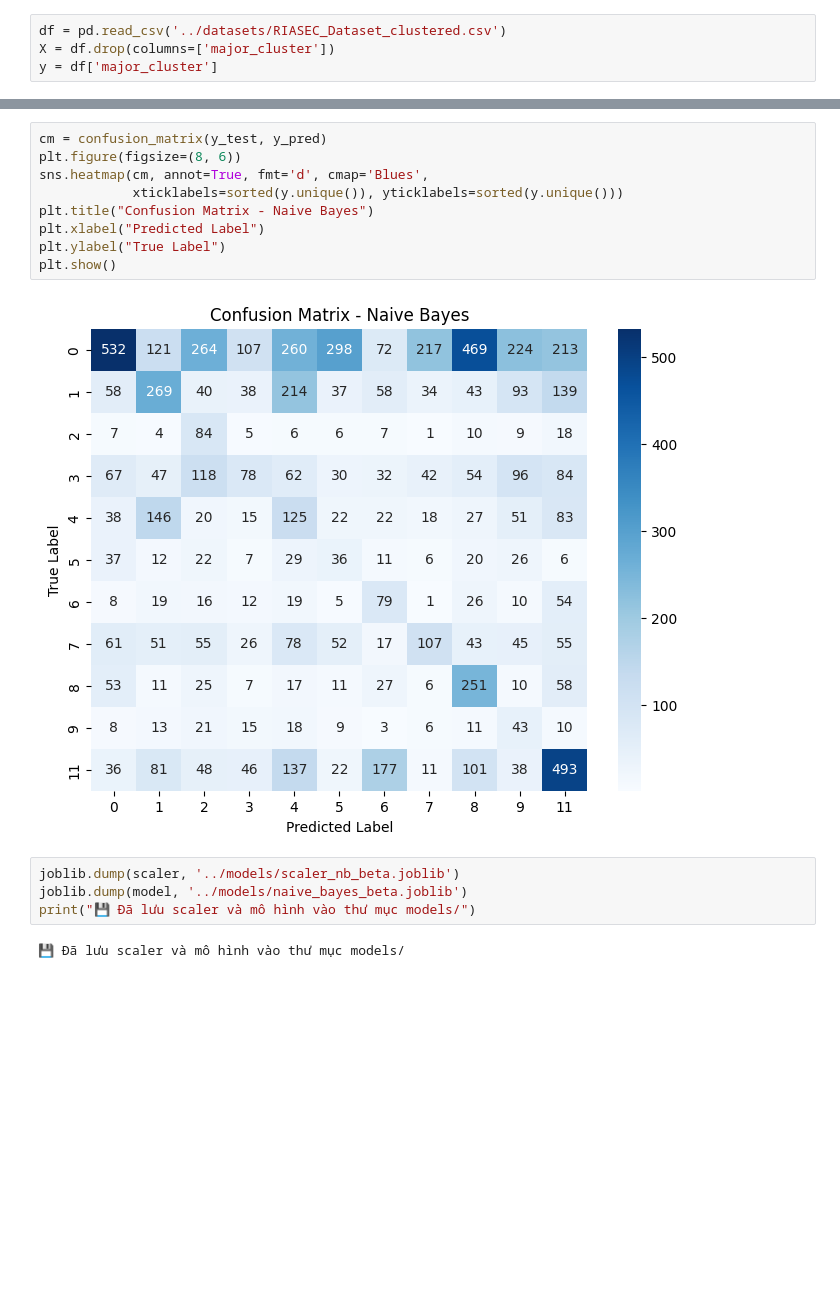
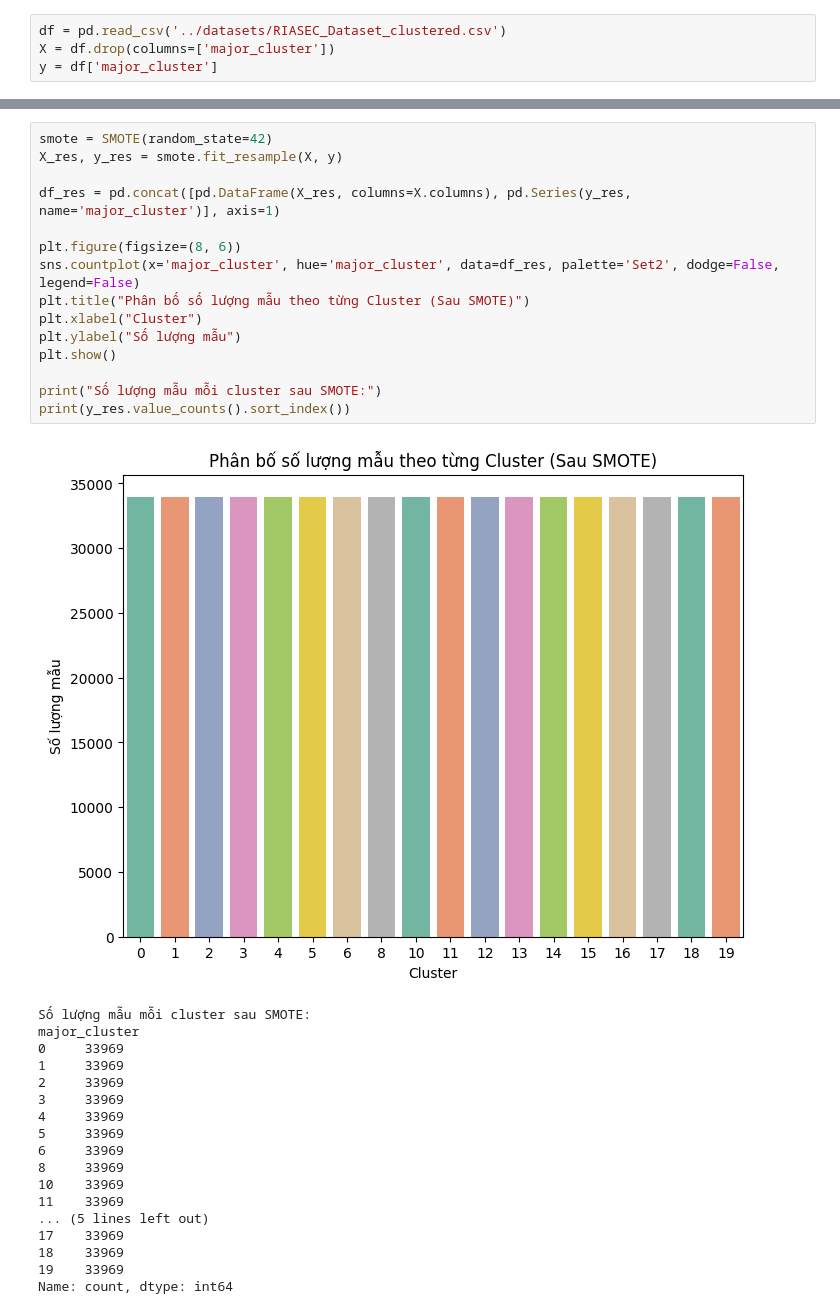
Before and after one commit to quipa3012/CareerOrientation, a Jupyter notebook: module-AI/train/src/bayes.ipynb, the cells around one changed output, grey strips where cells are left out. Cells and saved outputs as stored; diff of their text form; blank space fills up the shorter version.

Commit message:
fix Model AI

```diff
--- a/module-AI/train/src/bayes.ipynb
+++ b/module-AI/train/src/bayes.ipynb
@@ -114,17 +46,34 @@ weighted avg       0.37      0.26      0.27      8108
-# %%
-cm = confusion_matrix(y_test, y_pred)
-plt.figure(figsize=(8, 6))
-sns.heatmap(cm, annot=True, fmt='d', cmap='Blues',
-            xticklabels=sorted(y.unique()), yticklabels=sorted(y.unique()))
-plt.title("Confusion Matrix - Naive Bayes")
-plt.xlabel("Predicted Label")
-plt.ylabel("True Label")
-plt.show()
-# %% [output]
-[figure, removed]
-# %%
-joblib.dump(scaler, '../models/scaler_nb_beta.joblib')
-joblib.dump(model, '../models/naive_bayes_beta.joblib')
-print("💾 Đã lưu scaler và mô hình vào thư mục models/")
-# %% [output]
-💾 Đã lưu scaler và mô hình vào thư mục models/
+# %%
+smote = SMOTE(random_state=42)
+X_res, y_res = smote.fit_resample(X, y)
+
+df_res = pd.concat([pd.DataFrame(X_res, columns=X.columns), pd.Series(y_res, name='major_cluster')], axis=1)
+
+plt.figure(figsize=(8, 6))
+sns.countplot(x='major_cluster', hue='major_cluster', data=df_res, palette='Set2', dodge=False, legend=False)
+plt.title("Phân bố số lượng mẫu theo từng Cluster (Sau SMOTE)")
+plt.xlabel("Cluster")
+plt.ylabel("Số lượng mẫu")
+plt.show()
+
+print("Số lượng mẫu mỗi cluster sau SMOTE:")
+print(y_res.value_counts().sort_index())
+# %% [output]
+[figure, added]
+Số lượng mẫu mỗi cluster sau SMOTE:
+major_cluster
+0     33969
+1     33969
+2     33969
+3     33969
+4     33969
+5     33969
+6     33969
+8     33969
+10    33969
+11    33969
+... (5 lines left out)
+17    33969
+18    33969
+19    33969
+Name: count, dtype: int64
```
Also changed, not shown: parts of 13 cells of this notebook, 21 other files.
